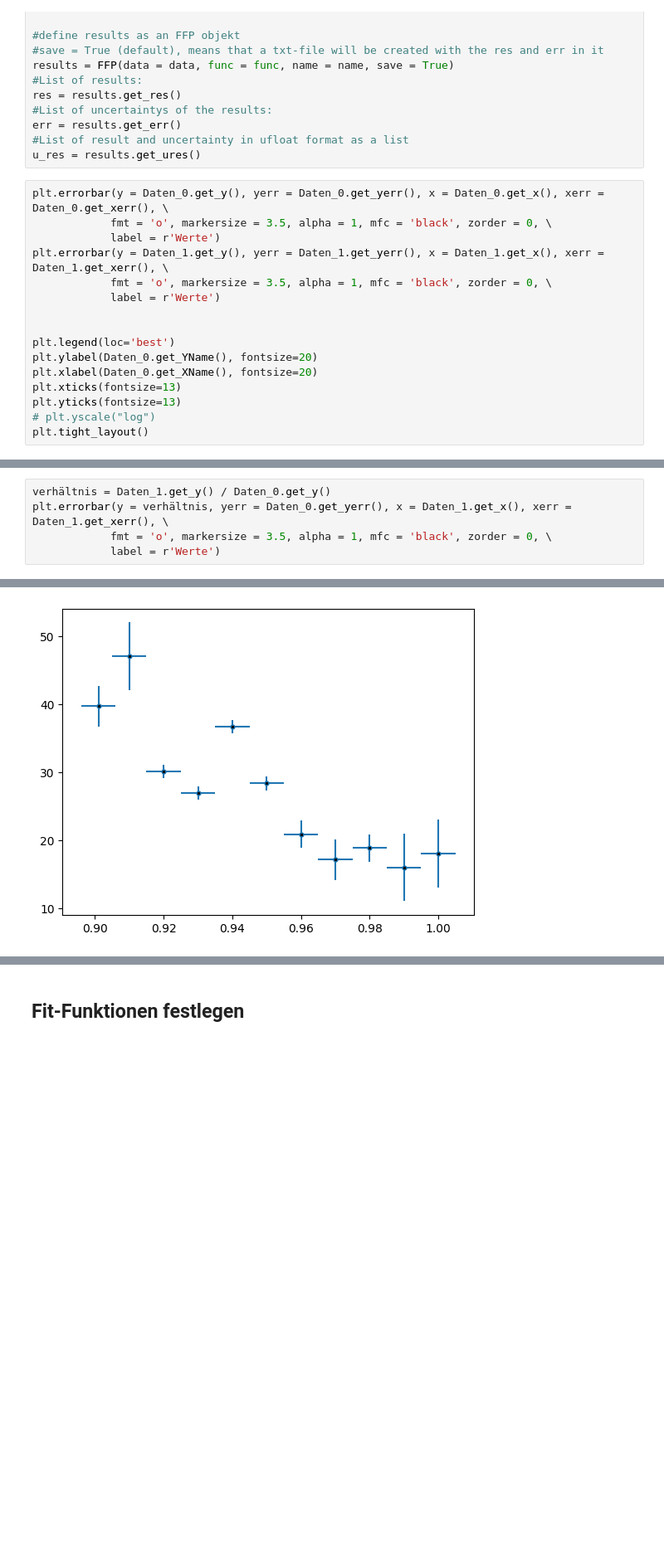
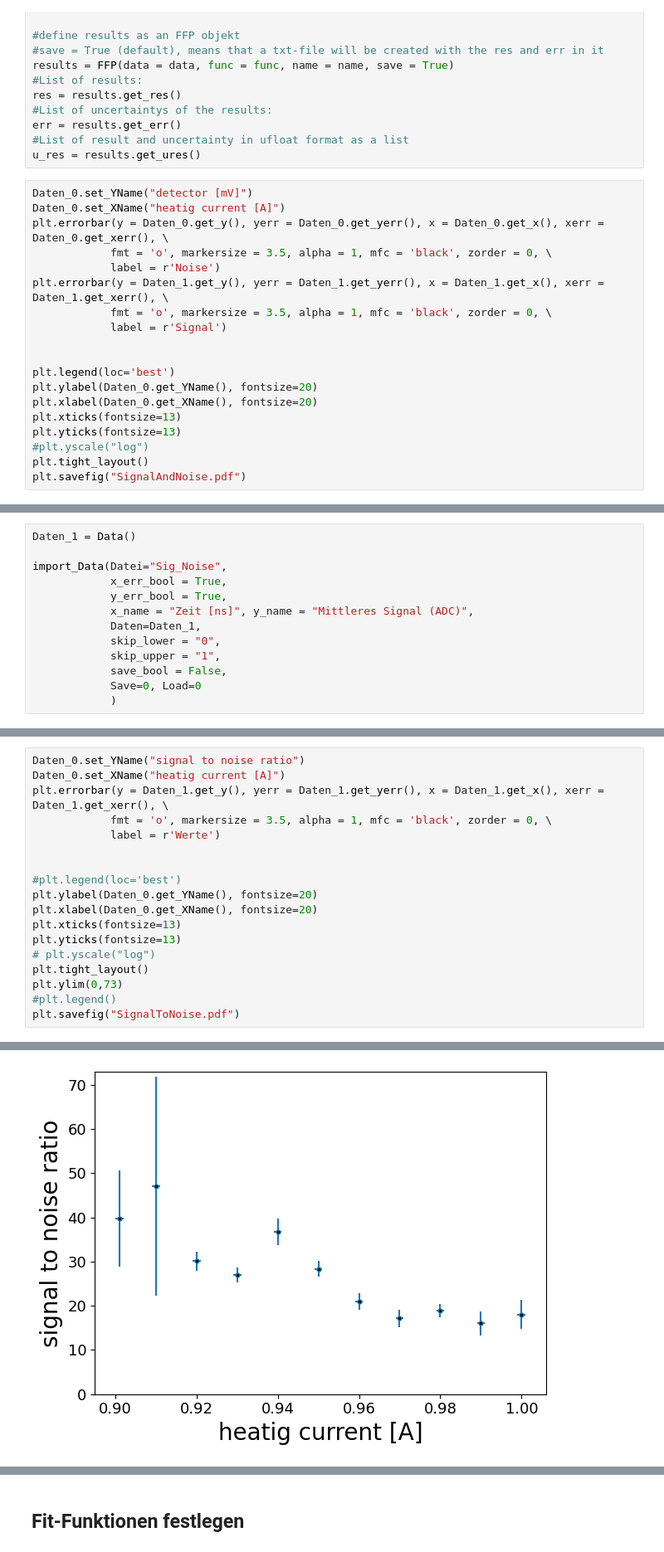
Before and after one commit to TimLockstedt/MP, a Jupyter notebook: FP1/Detector_Noise_Signal.ipynb, the cells around one changed output, grey strips where cells are left out. Shown at 83% size. Saved outputs shown, nothing was run; the diff lists cells and outputs as text; blank space fills up the shorter version.

```diff
--- a/FP1/Detector_Noise_Signal.ipynb
+++ b/FP1/Detector_Noise_Signal.ipynb
@@ -448,12 +448,14 @@ err = results.get_err()
 #List of result and uncertainty in ufloat format as a list
 u_res = results.get_ures()
 # %%
+Daten_0.set_YName("detector [mV]")
+Daten_0.set_XName("heatig current [A]")
 plt.errorbar(y = Daten_0.get_y(), yerr = Daten_0.get_yerr(), x = Daten_0.get_x(), xerr = Daten_0.get_xerr(), \
             fmt = 'o', markersize = 3.5, alpha = 1, mfc = 'black', zorder = 0, \
-            label = r'Werte')
+            label = r'Noise')
 plt.errorbar(y = Daten_1.get_y(), yerr = Daten_1.get_yerr(), x = Daten_1.get_x(), xerr = Daten_1.get_xerr(), \
             fmt = 'o', markersize = 3.5, alpha = 1, mfc = 'black', zorder = 0, \
-            label = r'Werte')
+            label = r'Signal')
 
 
 plt.legend(loc='best')
@@ -461,6 +463,7 @@ plt.ylabel(Daten_0.get_YName(), fontsize=20)
 plt.xlabel(Daten_0.get_XName(), fontsize=20)
 plt.xticks(fontsize=13)
 plt.yticks(fontsize=13)
-# plt.yscale("log")
+#plt.yscale("log")
 plt.tight_layout()
+plt.savefig("SignalAndNoise.pdf")
 # %% [output]
@@ -467,0 +471,13 @@ plt.tight_layout()
+# %%
+Daten_1 = Data()
+
+import_Data(Datei="Sig_Noise",
+            x_err_bool = True,
+            y_err_bool = True,
+            x_name = "Zeit [ns]", y_name = "Mittleres Signal (ADC)",
+            Daten=Daten_1,
+            skip_lower = "0",
+            skip_upper = "1",
+            save_bool = False,
+            Save=0, Load=0
+            )
@@ -468,6 +486,19 @@ plt.tight_layout()
 # %%
-verhältnis = Daten_1.get_y() / Daten_0.get_y()
-plt.errorbar(y = verhältnis, yerr = Daten_0.get_yerr(), x = Daten_1.get_x(), xerr = Daten_1.get_xerr(), \
+Daten_0.set_YName("signal to noise ratio")
+Daten_0.set_XName("heatig current [A]")
+plt.errorbar(y = Daten_1.get_y(), yerr = Daten_1.get_yerr(), x = Daten_1.get_x(), xerr = Daten_1.get_xerr(), \
             fmt = 'o', markersize = 3.5, alpha = 1, mfc = 'black', zorder = 0, \
             label = r'Werte')
+
+
+#plt.legend(loc='best')
+plt.ylabel(Daten_0.get_YName(), fontsize=20)
+plt.xlabel(Daten_0.get_XName(), fontsize=20)
+plt.xticks(fontsize=13)
+plt.yticks(fontsize=13)
+# plt.yscale("log")
+plt.tight_layout()
+plt.ylim(0,73)
+#plt.legend()
+plt.savefig("SignalToNoise.pdf")
 # %% [output]
@@ -475,4 +505,4 @@ plt.errorbar(y = verhältnis, yerr = Daten_0.get_yerr(), x = Daten_1.get_x(), xe
-[figure, old version]
+[figure, new version]
 # %%
 plt.plot(Daten_0.get_y(), Daten_0.get_x())
 plt.plot(Daten_1.get_y(), Daten_1.get_x())
```
Also changed, not shown: parts of 4 cells of this notebook, 21 other files.
